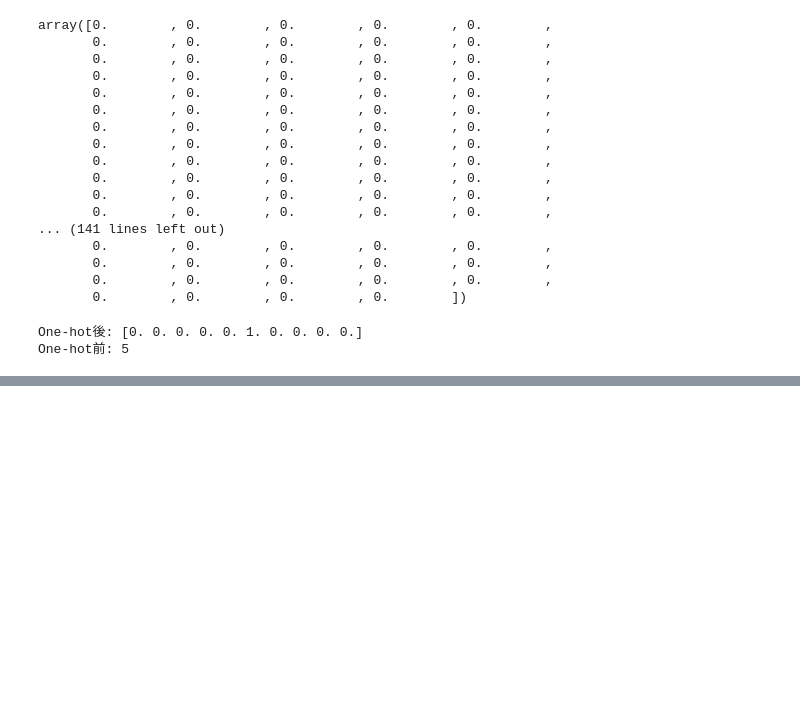
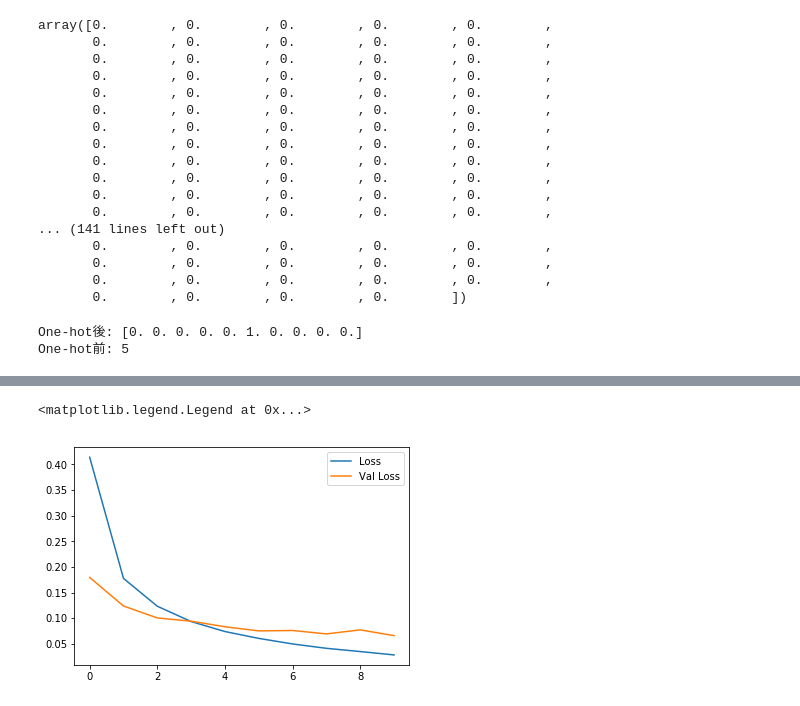
Before and after one commit to Elwing-Chou/mlclass, a Jupyter notebook: MLPDemo.ipynb, the cells around one changed output, grey strips where cells are left out. Drawn from its saved outputs; the diff is of its cells as text; code cells hidden in the pictures; blank space fills up the shorter version.

```diff
--- a/MLPDemo.ipynb
+++ b/MLPDemo.ipynb
@@ -101,3 +101,10 @@ Total params: 203,530
 Trainable params: 203,530
 Non-trainable params: 0
 _________________________________________________________________
+# %%
+train_history = model.fit(x = x_train_reshape,
+                          y = y_train_cat,
+                          epochs = 10,
+                          batch_size = 200,
+                          validation_split = 0.1,
+                          verbose = 2)
@@ -103,0 +129,9 @@ _________________________________________________________________
+# %%
+import matplotlib.pyplot as plt
+%matplotlib inline
+plt.plot(train_history.history['loss'])
+plt.plot(train_history.history['val_loss'])
+plt.legend(["Loss", "Val Loss"], loc="upper right")
+# %% [output]
+<matplotlib.legend.Legend at 0x...>
+[figure, added]
```
Also changed, not shown: parts of 6 cells of this notebook.
